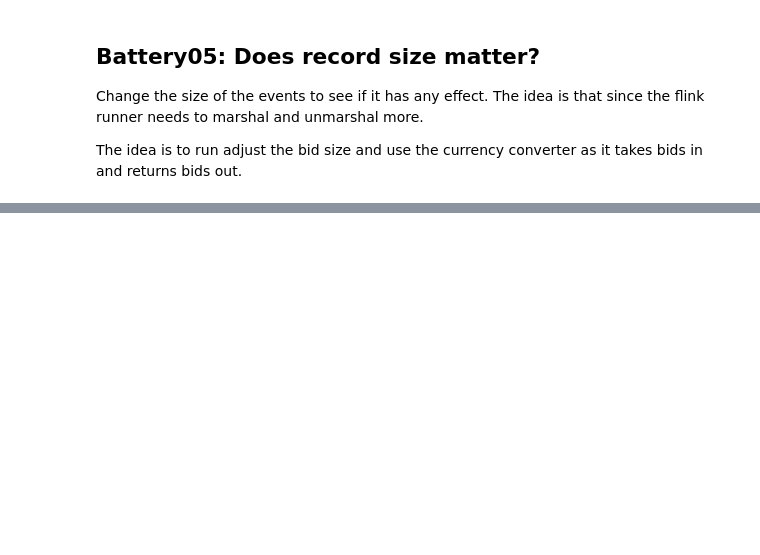
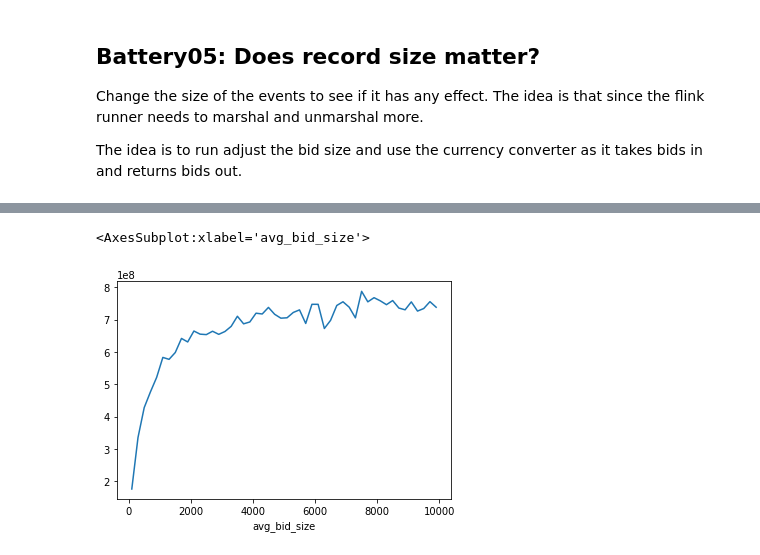
Before and after one commit to rHermes/thesis-beam-nexmark-benchmarks, a Jupyter notebook: process/explore.ipynb, the cells around one changed output, grey strips where cells are left out. Cells and saved outputs as stored; diff of their text form; code cells hidden in the pictures; blank space fills up the shorter version.

```diff
--- a/process/explore.ipynb
+++ b/process/explore.ipynb
@@ -135,0 +236,5 @@ it takes bids in and returns bids out.
+# %%
+df.xs(True, level=1).groupby("avg_bid_size")["event_bytes_per_sec"].mean().plot()
+# %% [output]
+<AxesSubplot:xlabel='avg_bid_size'>
+[figure, added]
```
Also changed, not shown: parts of 17 cells of this notebook, 1 other file.
